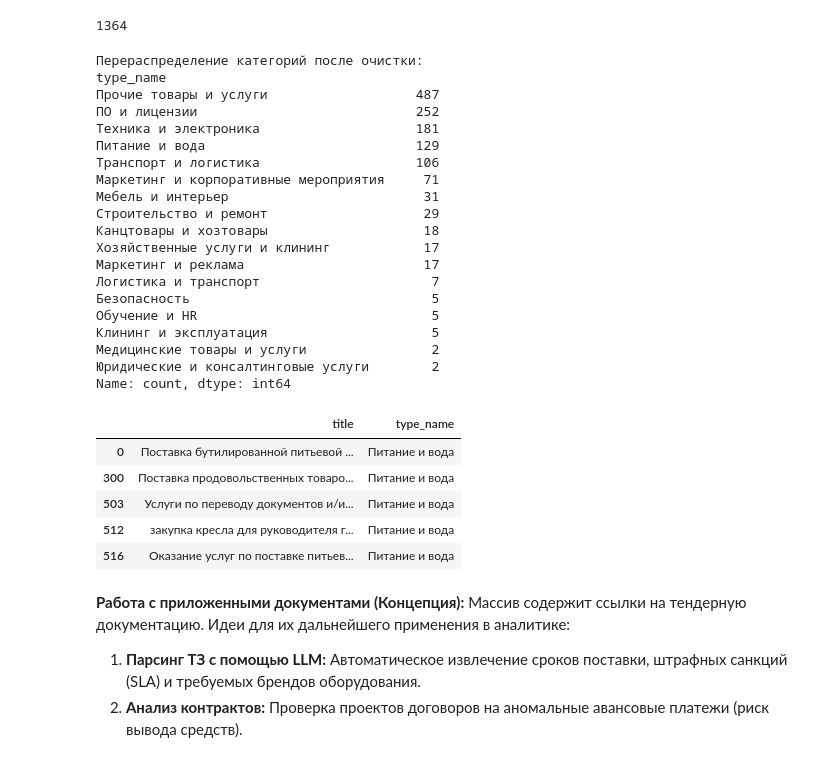
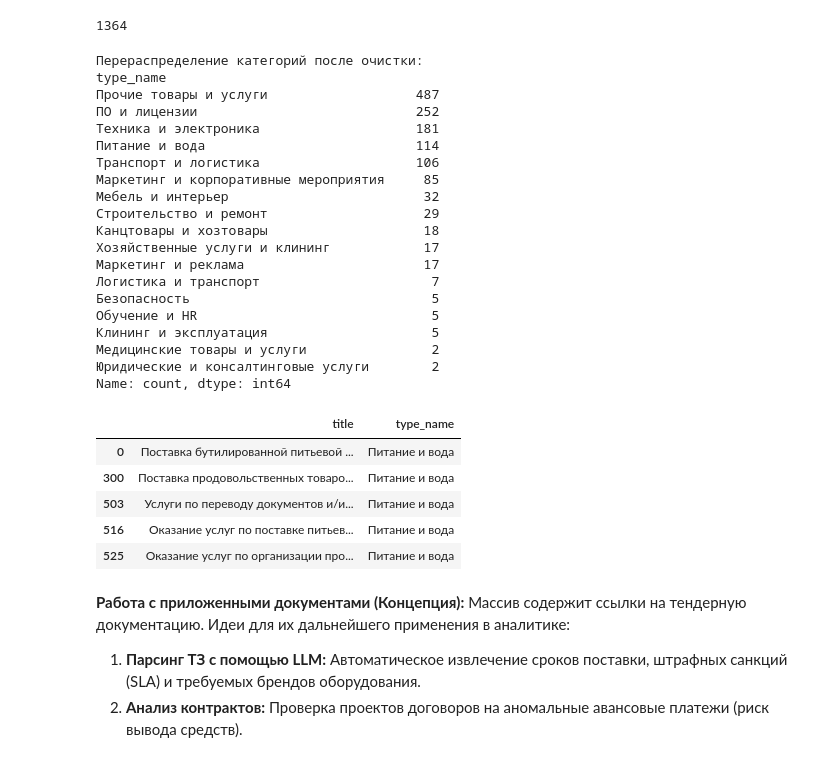
Before and after one commit to zxffg/sber_procurement_audit, a Jupyter notebook: notebooks/procurement_audit.ipynb, the cells around one changed output. Drawn from its saved outputs; the diff is of its cells as text; code cells hidden in the pictures.

```diff
--- a/notebooks/procurement_audit.ipynb
+++ b/notebooks/procurement_audit.ipynb
@@ -133,7 +142,7 @@ title_lower = tenders['title'].str.lower()
 
 conditions = [
     title_lower.str.contains('уборк|клининг|дезинфекц|мусор'),
-    title_lower.str.contains('вод|кулер|питьев|бутилиров'),
+    title_lower.str.contains(r'\bвод[ауые]?\b|кулер|питьев|бутилиров', regex=True),
     title_lower.str.contains('мебель|кресл|стол|шкаф|стеллаж'),
     title_lower.str.contains('квиз|новогодн|праздник|мероприяти|подарк|сувенир'),
     title_lower.str.contains('автомобил|транспорт|полуприцеп|тягач|перевозк')
@@ -158,38 +167,38 @@ for col in ['published_at', 'deadline_at']:
         tenders[col] = pd.to_datetime(tenders[col], errors='coerce')
 
 
 print("Перераспределение категорий после очистки:")
 print(tenders['type_name'].value_counts())
 
 # Визуально проверяем, что попало, например, в воду:
 display(tenders[tenders['type_name'] == 'Питание и вода'][['title', 'type_name']].head())
 # %% [output]
 Перераспределение категорий после очистки:
 type_name
 Прочие товары и услуги                   487
 ПО и лицензии                            252
 Техника и электроника                    181
-Питание и вода                           129
+Питание и вода                           114
 Транспорт и логистика                    106
-Маркетинг и корпоративные мероприятия     71
-Мебель и интерьер                         31
+Маркетинг и корпоративные мероприятия     85
+Мебель и интерьер                         32
 Строительство и ремонт                    29
 Канцтовары и хозтовары                    18
 Хозяйственные услуги и клининг            17
 Маркетинг и реклама                       17
 Логистика и транспорт                      7
 Безопасность                               5
 Обучение и HR                              5
 Клининг и эксплуатация                     5
 Медицинские товары и услуги                2
 Юридические и консалтинговые услуги        2
 Name: count, dtype: int64
 |  | title | type_name |
 | 0 | Поставка бутилированной питьевой ... | Питание и вода |
 | 300 | Поставка продовольственных товаро... | Питание и вода |
 | 503 | Услуги по переводу документов и/и... | Питание и вода |
-| 512 | закупка кресла для руководителя г... | Питание и вода |
 | 516 | Оказание услуг по поставке питьев... | Питание и вода |
+| 525 | Оказание услуг по организации про... | Питание и вода |
 # %% [markdown]
 **Работа с приложенными документами (Концепция):**
 Массив содержит ссылки на тендерную документацию. Идеи для их дальнейшего применения в аналитике:
```
Also changed, not shown: parts of 11 cells of this notebook, 3 other files.
